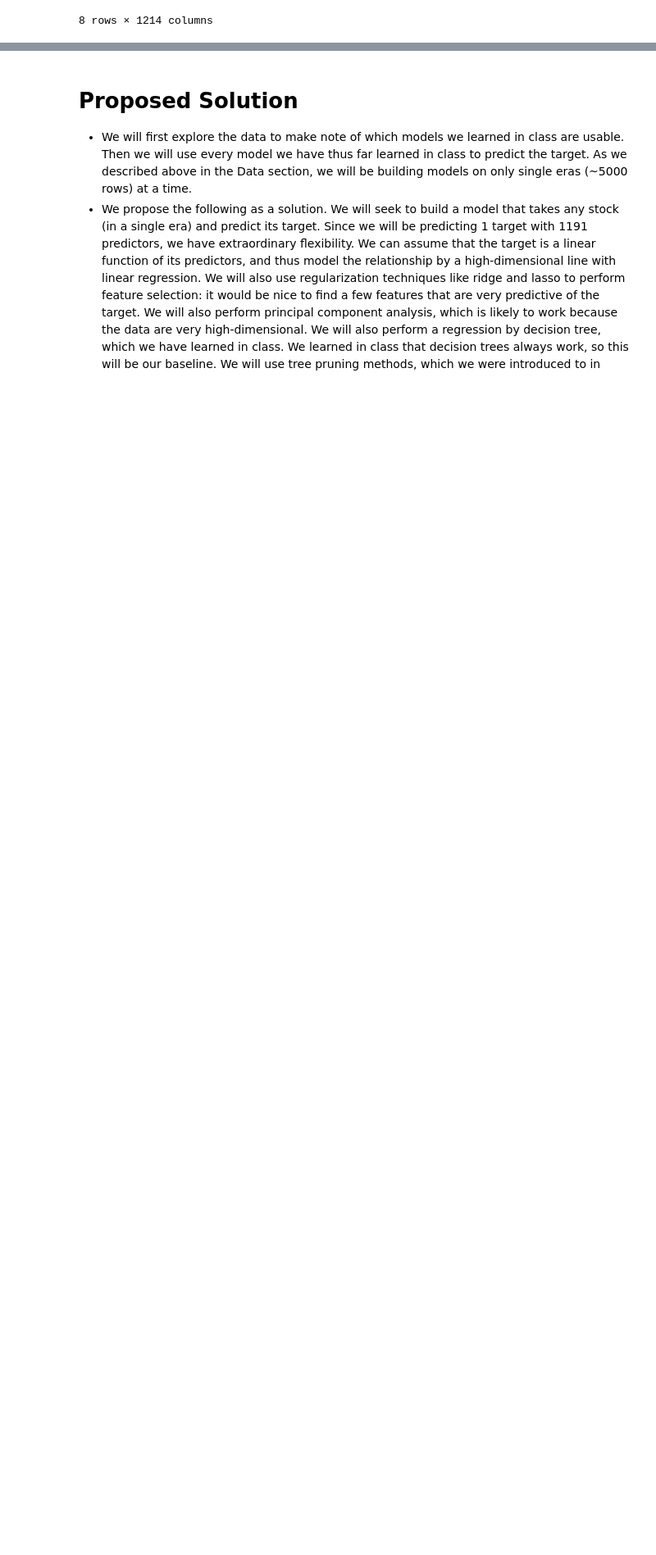
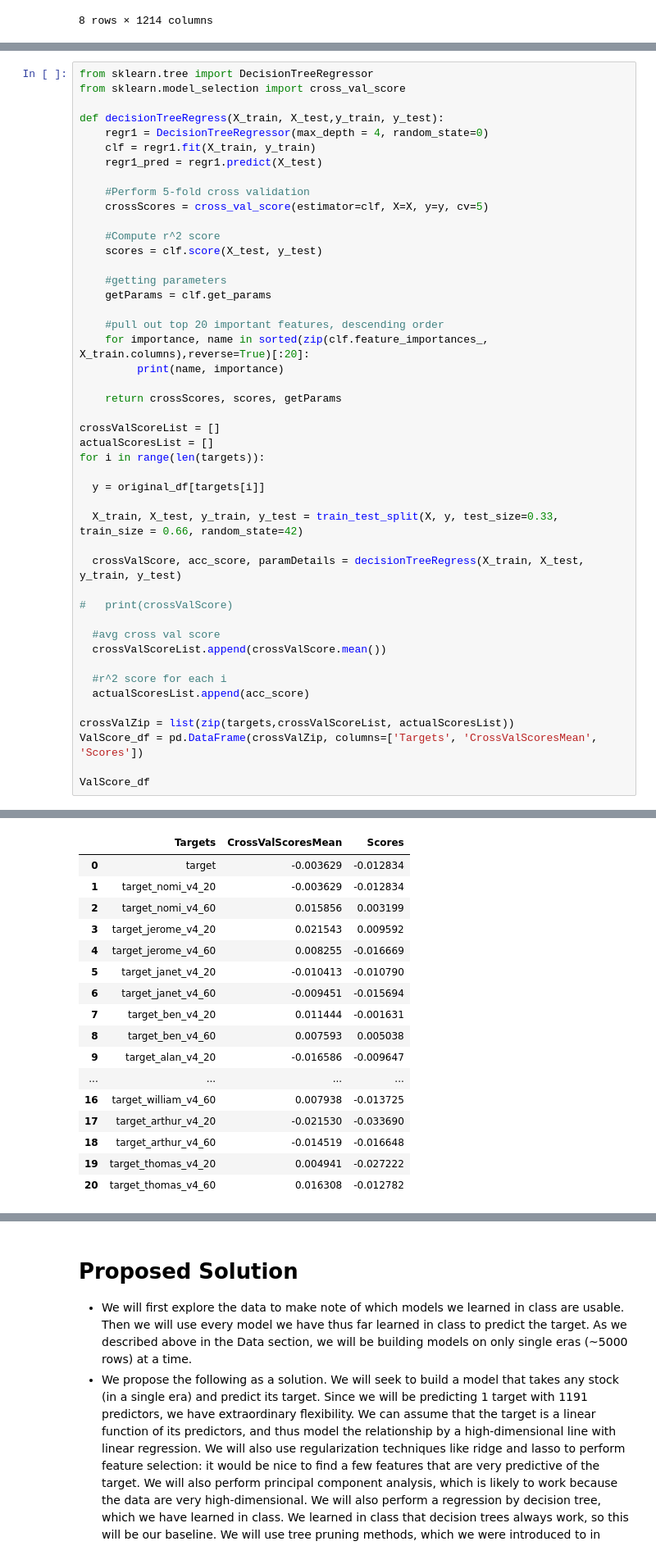
Before and after one commit to COGS118A/Group038-Sp22, a Jupyter notebook: Checkpoint_group038.ipynb, the cells around one changed output, grey strips where cells are left out. Shown: that part at 82% size. Cells and saved outputs as stored; diff of their text form; blank space fills up the shorter version.

```diff
--- a/Checkpoint_group038.ipynb
+++ b/Checkpoint_group038.ipynb
@@ -142,0 +280,47 @@ Null Items in Data Set (Now): 0
+# %%
+from sklearn.tree import DecisionTreeRegressor
+from sklearn.model_selection import cross_val_score
+
+def decisionTreeRegress(X_train, X_test,y_train, y_test):
+    regr1 = DecisionTreeRegressor(max_depth = 4, random_state=0)
+    clf = regr1.fit(X_train, y_train)
+    regr1_pred = regr1.predict(X_test)
+
+    #Perform 5-fold cross validation
+    crossScores = cross_val_score(estimator=clf, X=X, y=y, cv=5)
+
+    #Compute r^2 score
+    scores = clf.score(X_test, y_test)
+
+    #getting parameters
+    getParams = clf.get_params
+
+    #pull out top 20 important features, descending order
+    for importance, name in sorted(zip(clf.feature_importances_, X_train.columns),reverse=True)[:20]:
+         print(name, importance)
+
+    return crossScores, scores, getParams
+
+crossValScoreList = []
+actualScoresList = []
+for i in range(len(targets)):
+
+  y = original_df[targets[i]]
+
+  X_train, X_test, y_train, y_test = train_test_split(X, y, test_size=0.33, train_size = 0.66, random_state=42)
+
+  crossValScore, acc_score, paramDetails = decisionTreeRegress(X_train, X_test, y_train, y_test)
+
+#   print(crossValScore)
+
+  #avg cross val score
+  crossValScoreList.append(crossValScore.mean())
+
+  #r^2 score for each i
+  actualScoresList.append(acc_score)
+
+crossValZip = list(zip(targets,crossValScoreList, actualScoresList))
+ValScore_df = pd.DataFrame(crossValZip, columns=['Targets', 'CrossValScoresMean', 'Scores'])
+
+ValScore_df
+# %% [output]
@@ -142,0 +344,17 @@ Null Items in Data Set (Now): 0
+|  | Targets | CrossValScoresMean | Scores |
+| 0 | target | -0.003629 | -0.012834 |
+| 1 | target_nomi_v4_20 | -0.003629 | -0.012834 |
+| 2 | target_nomi_v4_60 | 0.015856 | 0.003199 |
+| 3 | target_jerome_v4_20 | 0.021543 | 0.009592 |
+| 4 | target_jerome_v4_60 | 0.008255 | -0.016669 |
+| 5 | target_janet_v4_20 | -0.010413 | -0.010790 |
+| 6 | target_janet_v4_60 | -0.009451 | -0.015694 |
+| 7 | target_ben_v4_20 | 0.011444 | -0.001631 |
+| 8 | target_ben_v4_60 | 0.007593 | 0.005038 |
+| 9 | target_alan_v4_20 | -0.016586 | -0.009647 |
+| ... | ... | ... | ... |
+| 16 | target_william_v4_60 | 0.007938 | -0.013725 |
+| 17 | target_arthur_v4_20 | -0.021530 | -0.033690 |
+| 18 | target_arthur_v4_60 | -0.014519 | -0.016648 |
+| 19 | target_thomas_v4_20 | 0.004941 | -0.027222 |
+| 20 | target_thomas_v4_60 | 0.016308 | -0.012782 |
```
Also changed, not shown: parts of 14 cells of this notebook.
